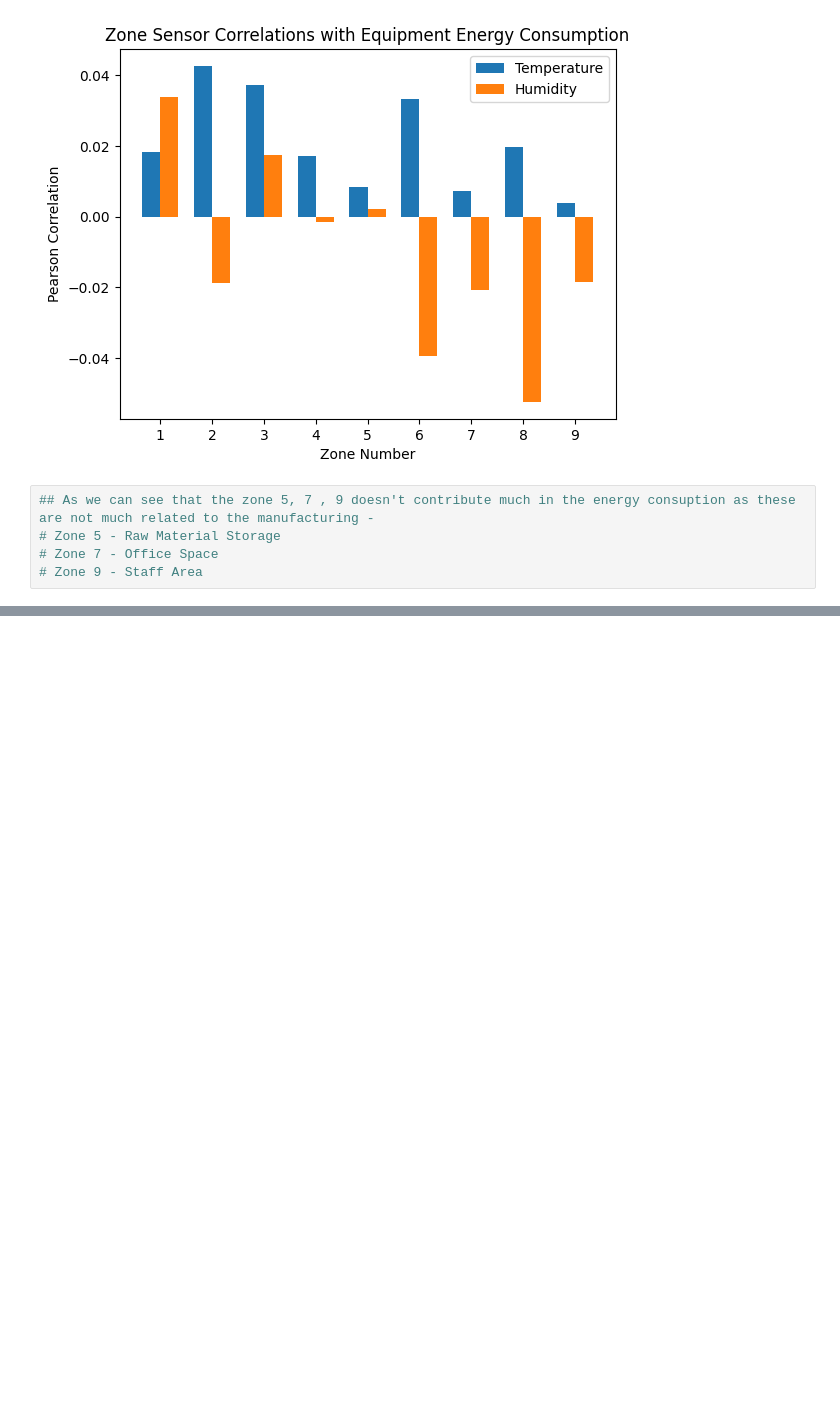
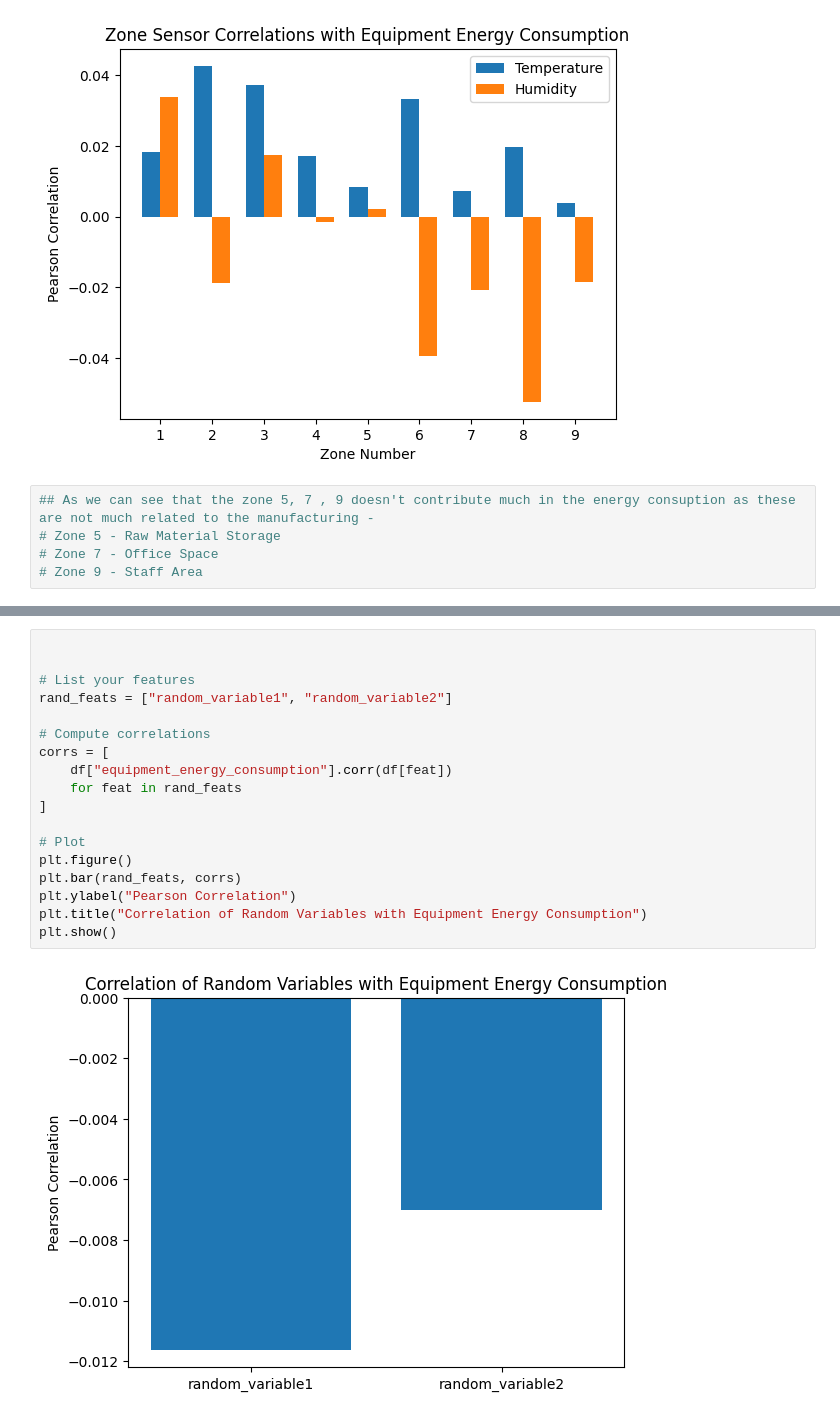
Before and after one commit to ShubhaMahobia/DS-Intern-Assignment-Shubham_Mahobia, a Jupyter notebook: main.ipynb, the cells around one changed output, grey strips where cells are left out. Saved outputs shown, nothing was run; the diff lists cells and outputs as text; blank space fills up the shorter version.

Commit message:
new visualizations for equipment energy consumption analysis

```diff
--- a/main.ipynb
+++ b/main.ipynb
@@ -401,0 +516,20 @@ plt.show()
+# %%
+
+
+# List your features
+rand_feats = ["random_variable1", "random_variable2"]
+
+# Compute correlations
+corrs = [
+    df["equipment_energy_consumption"].corr(df[feat])
+    for feat in rand_feats
+]
+
+# Plot
+plt.figure()
+plt.bar(rand_feats, corrs)
+plt.ylabel("Pearson Correlation")
+plt.title("Correlation of Random Variables with Equipment Energy Consumption")
+plt.show()
+# %% [output]
+[figure, added]
```
Also changed, not shown: parts of 15 cells of this notebook.
